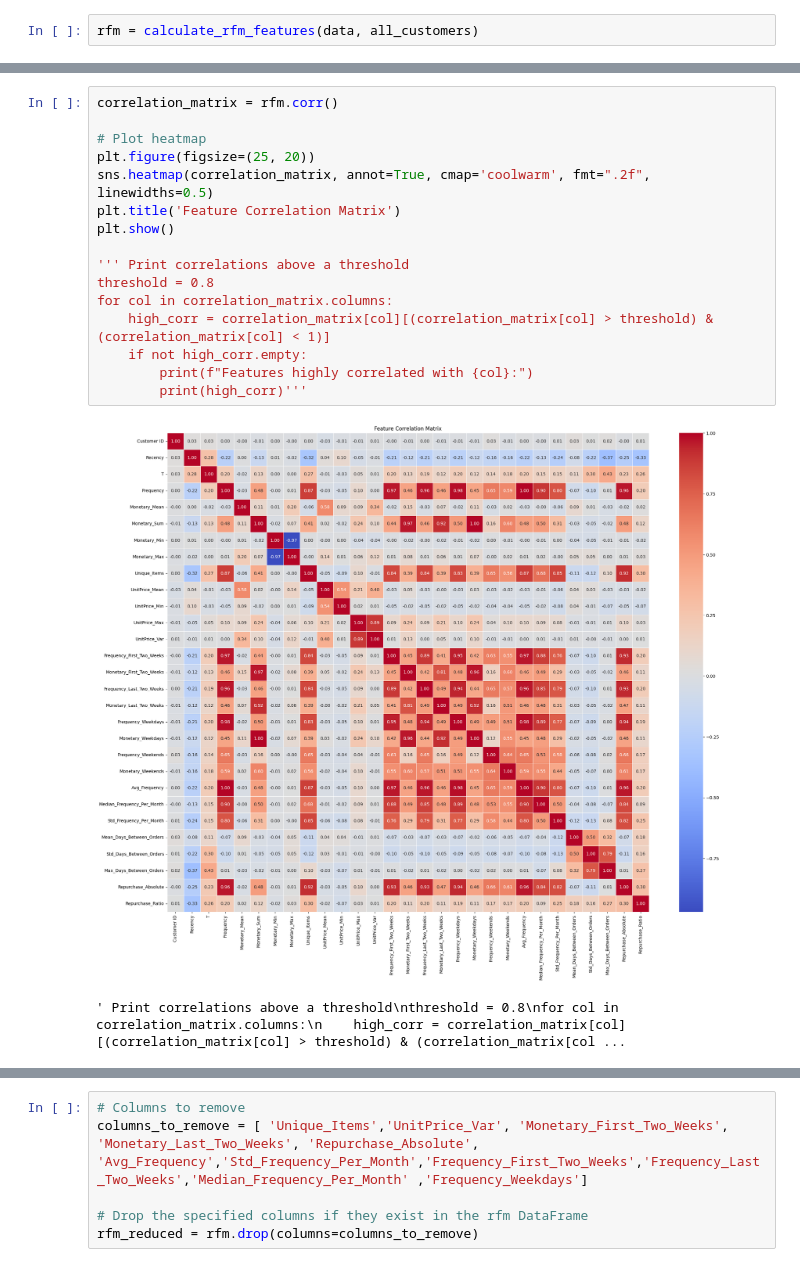
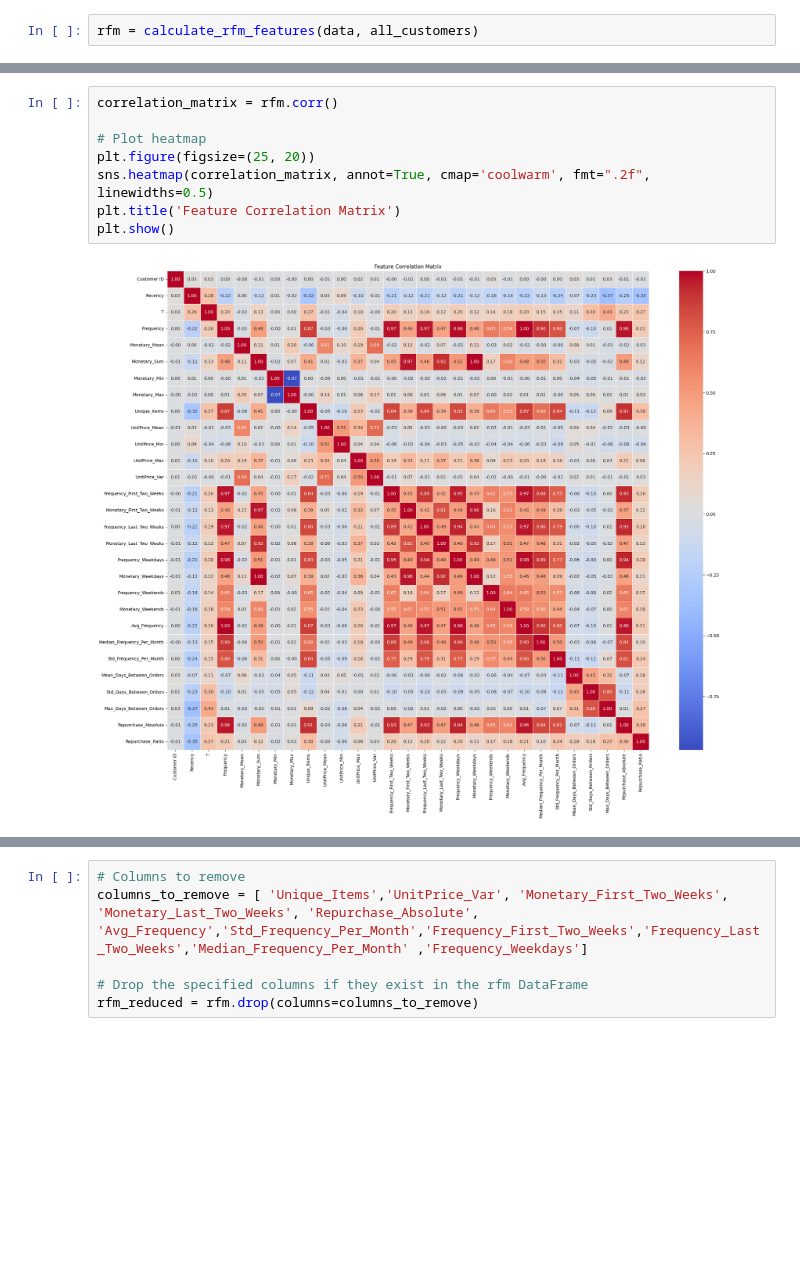
Before and after one commit to data-4381-capstone/CustomerLifetimeValuePrediction, a Jupyter notebook: Code/Capstone.ipynb, the cells around one changed output, grey strips where cells are left out. Drawn from its saved outputs; the diff is of its cells as text; blank space fills up the shorter version.

```diff
--- a/Code/Capstone.ipynb
+++ b/Code/Capstone.ipynb
@@ -2621,22 +2647,13 @@ plt.show()
 # %%
 correlation_matrix = rfm.corr()
 
 # Plot heatmap
 plt.figure(figsize=(25, 20))
 sns.heatmap(correlation_matrix, annot=True, cmap='coolwarm', fmt=".2f", linewidths=0.5)
 plt.title('Feature Correlation Matrix')
 plt.show()
-
-''' Print correlations above a threshold
-threshold = 0.8
-for col in correlation_matrix.columns:
-    high_corr = correlation_matrix[col][(correlation_matrix[col] > threshold) & (correlation_matrix[col] < 1)]
-    if not high_corr.empty:
-        print(f"Features highly correlated with {col}:")
-        print(high_corr)'''
 # %% [output]
-[figure, old version]
+[figure, new version]
-' Print correlations above a threshold\nthreshold = 0.8\nfor col in correlation_matrix.columns:\n    high_corr = correlation_matrix[col][(correlation_matrix[col] > threshold) & (correlation_matrix[col ...
 # %%
 # Print correlations above a threshold
 threshold = 0.8
```
Also changed, not shown: parts of 70 cells of this notebook, 1 other file.
